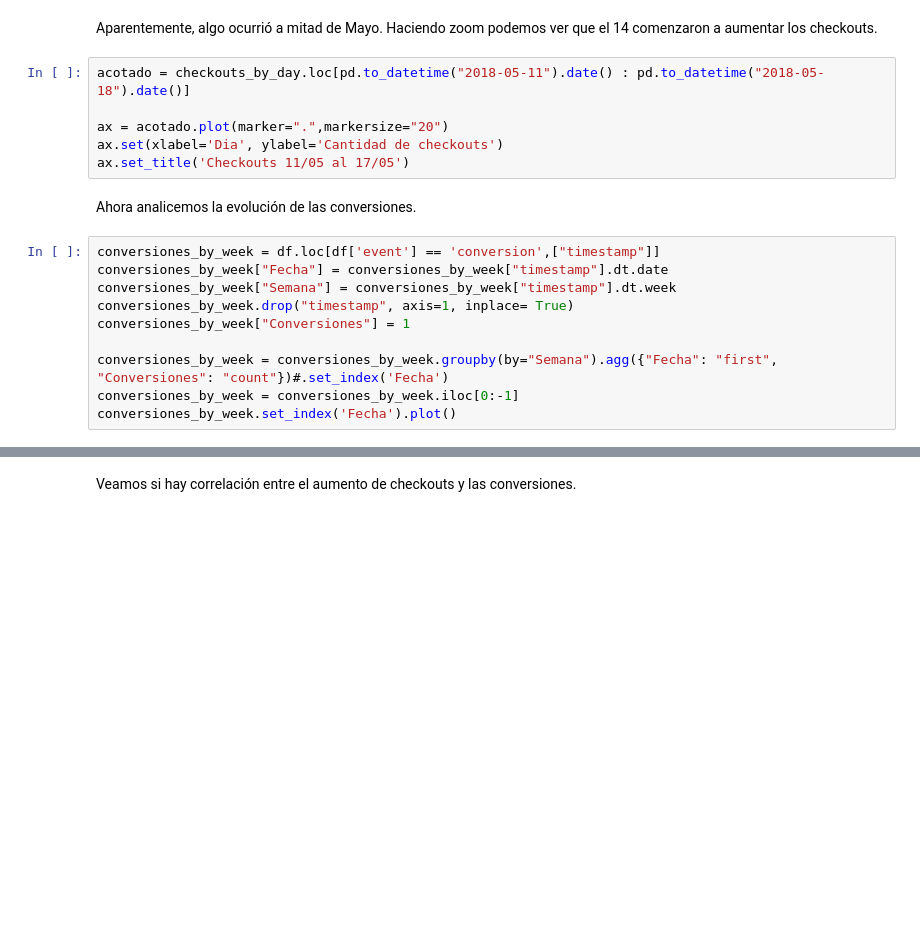
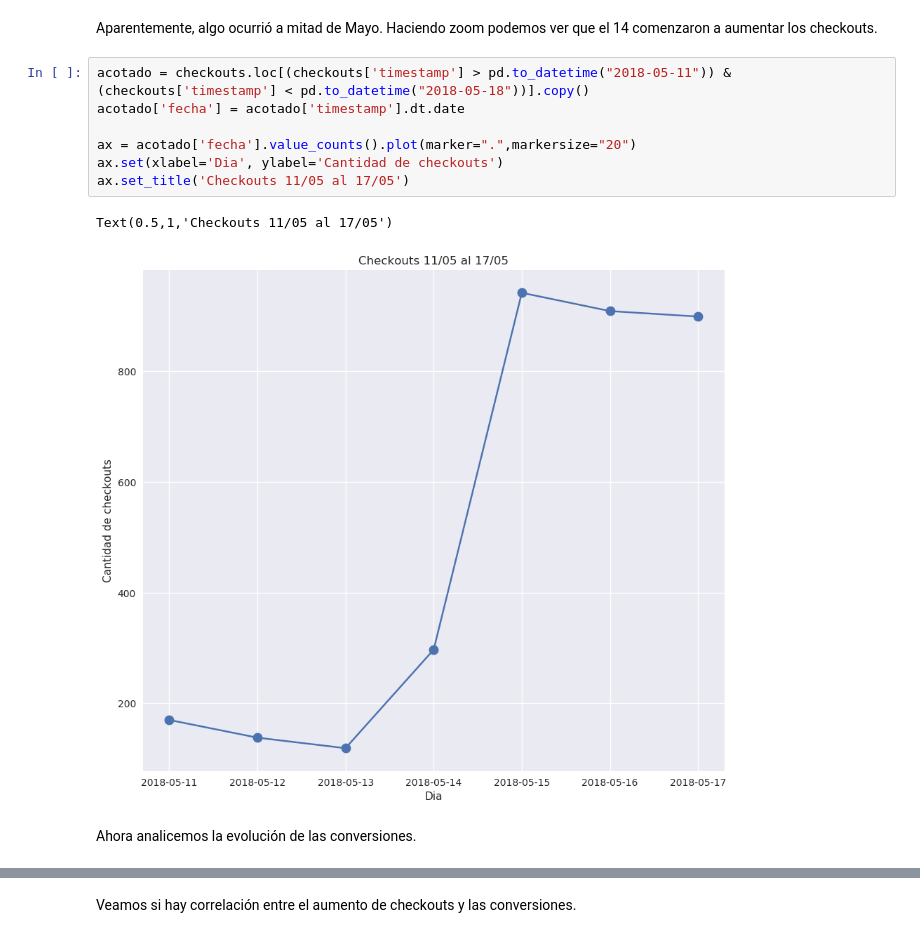
Before and after one commit to AlejandroKler/Datos-TP1, a Jupyter notebook: Analisis_eventos.ipynb, the cells around one changed output, grey strips where cells are left out. Saved outputs shown, nothing was run; the diff lists cells and outputs as text; blank space fills up the shorter version.

```diff
--- a/Analisis_eventos.ipynb
+++ b/Analisis_eventos.ipynb
@@ -335,20 +511,14 @@ ax.set_title('Checkouts semanales')
 # %% [markdown]
 Aparentemente, algo ocurrió a mitad de Mayo. Haciendo zoom podemos ver que el 14 comenzaron a aumentar los checkouts.
 # %%
-acotado = checkouts_by_day.loc[pd.to_datetime("2018-05-11").date() : pd.to_datetime("2018-05-18").date()]
+acotado = checkouts.loc[(checkouts['timestamp'] > pd.to_datetime("2018-05-11")) & (checkouts['timestamp'] < pd.to_datetime("2018-05-18"))].copy()
+acotado['fecha'] = acotado['timestamp'].dt.date
 
-ax = acotado.plot(marker=".",markersize="20")
+ax = acotado['fecha'].value_counts().plot(marker=".",markersize="20")
 ax.set(xlabel='Dia', ylabel='Cantidad de checkouts')
 ax.set_title('Checkouts 11/05 al 17/05')
+# %% [output]
+Text(0.5,1,'Checkouts 11/05 al 17/05')
+[figure, added]
 # %% [markdown]
 Ahora analicemos la evolución de las conversiones.
-# %%
-conversiones_by_week = df.loc[df['event'] == 'conversion',["timestamp"]]
-conversiones_by_week["Fecha"] = conversiones_by_week["timestamp"].dt.date
-conversiones_by_week["Semana"] = conversiones_by_week["timestamp"].dt.week
-conversiones_by_week.drop("timestamp", axis=1, inplace= True)
-conversiones_by_week["Conversiones"] = 1
-
-conversiones_by_week = conversiones_by_week.groupby(by="Semana").agg({"Fecha": "first", "Conversiones": "count"})#.set_index('Fecha')
-conversiones_by_week = conversiones_by_week.iloc[0:-1]
-conversiones_by_week.set_index('Fecha').plot()
```
Also changed, not shown: parts of 50 cells of this notebook, 1 other file.
